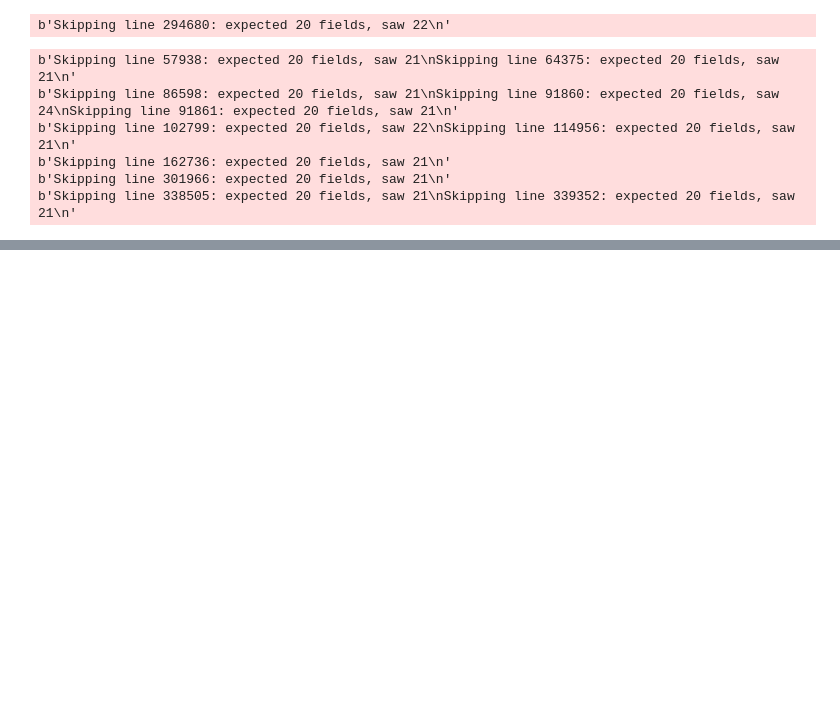
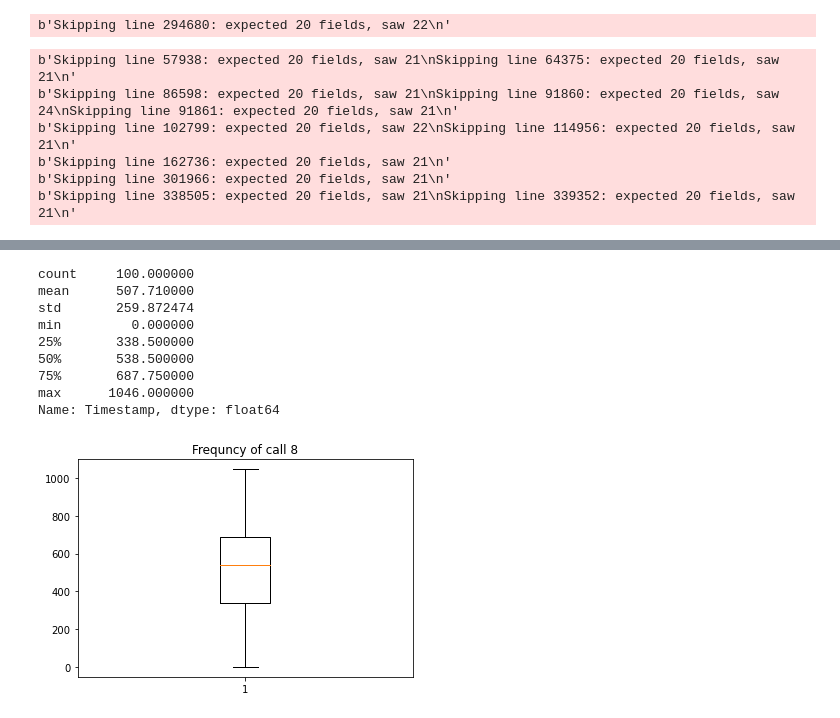
Before and after one commit to cdlewis4553/log_analysis, a Jupyter notebook: pd.ipynb, the cells around one changed output, grey strips where cells are left out. Saved outputs shown, nothing was run; the diff lists cells and outputs as text; code cells hidden in the pictures; blank space fills up the shorter version.

```diff
--- a/pd.ipynb
+++ b/pd.ipynb
@@ -461,0 +555,13 @@ Name: Timestamp, dtype: float64
+# %%
+Combined_analysis_by_percentage(Zeus, Jaff, Stop, wanna, sopa, RansomX, TeslaCrypt, revange, GlobeImposter, Ryuk, 8)
+# %% [output]
+count     100.000000
+mean      507.710000
+std       259.872474
+min         0.000000
+25%       338.500000
+50%       538.500000
+75%       687.750000
+max      1046.000000
+Name: Timestamp, dtype: float64
+[figure, added]
```
Also changed, not shown: parts of 53 cells of this notebook.
